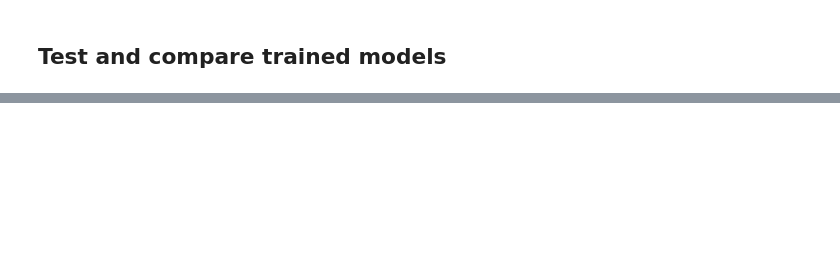
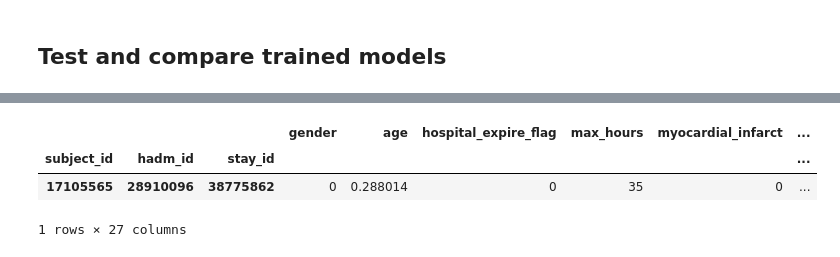
Before and after one commit to weiliao97/FR-TSVAE, a Jupyter notebook: test.ipynb, the cells around one changed output, grey strips where cells are left out. Saved outputs shown, nothing was run; the diff lists cells and outputs as text; code cells hidden in the pictures; blank space fills up the shorter version.

```diff
--- a/test.ipynb
+++ b/test.ipynb
@@ -180,0 +197,13 @@ TRAIN: 8965 TEST: 2241
+# %%
+v = []
+s = []
+t = []
+i = []
+k = []
+
+for vitals, static, target, train_ids, key_mask in train_dataloader:
+    v.append(vitals)
+    s.append(static)
+    t.append(target)
+    i.append(train_ids)
+    k.append(key_mask)
@@ -180,0 +229,17 @@ TRAIN: 8965 TEST: 2241
+# %%
+total_s = torch.cat(s, dim=0)
+total_i = torch.cat(i, dim=0)
+ind_20 = random.choices(range(len(total_i)), k=20)
+for j in ind_20:
+    curr = total_i[j]
+    print("current id is %d "%curr)
+    if len(mimic_static['static_train'].loc[idx[:, :, curr.item()]]) == 1:
+        print(mimic_static['static_train'].loc[idx[:, :, curr.item()]].iloc[:, 0].values[0], mimic_static['static_train'].loc[idx[:, :, curr.item()]].iloc[:, 1].values[0],
+              mimic_static['static_train'].loc[idx[:, :, curr.item()]].iloc[:, 21:].values[0])
+    else:
+        print(mimic_static['static_dev'].loc[idx[:, :, curr.item()]].iloc[:, 0].values[0], mimic_static['static_dev'].loc[idx[:, :, curr.item()]].iloc[:, 1].values[0],
+              mimic_static['static_dev'].loc[idx[:, :, curr.item()]].iloc[:, 21:].values[0])
+
+    print(total_s[j])
+
+#     np.nonzero(.values)[1] for j in stayids]
@@ -180,0 +279,7 @@ TRAIN: 8965 TEST: 2241
+# %%
+mimic_static['static_test'].loc[idx[:, :, curr.item()]]
+# %% [output]
+|  |  |  | gender | age | hospital_expire_flag | max_hours | myocardial_infarct | ... |
+| subject_id | hadm_id | stay_id |  |  |  |  |  | ... |
+| 17105565 | 28910096 | 38775862 | 0 | 0.288014 | 0 | 35 | 0 | ... |
+1 rows × 27 columns
```
Also changed, not shown: parts of 15 cells of this notebook, 3 other files.
